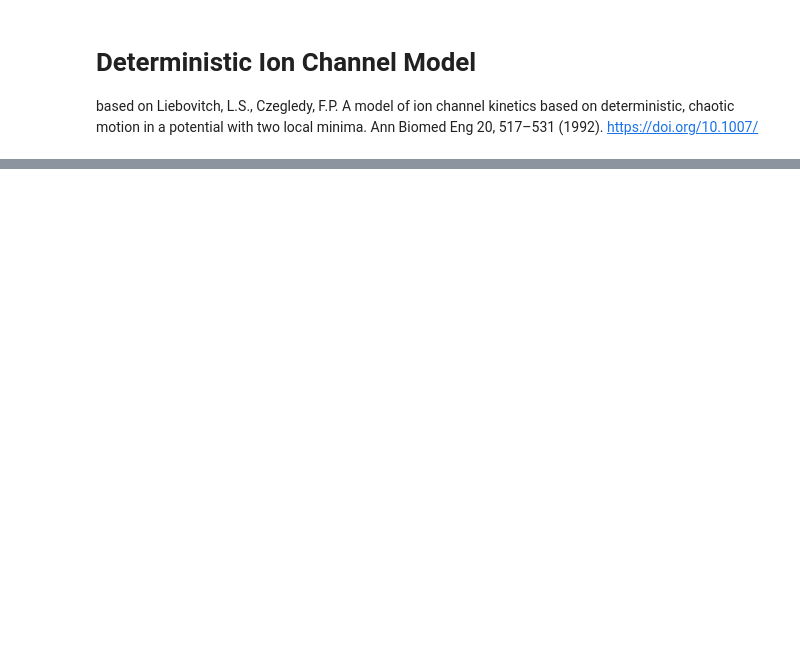
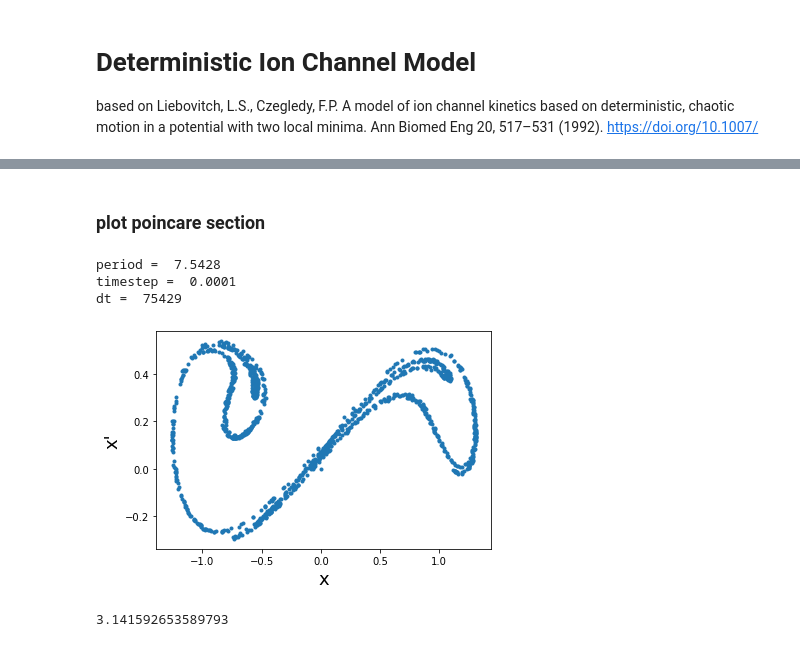
Before and after one commit to DSeiferth/Ion_Channel_Deterministic, a Jupyter notebook: Ion_Channel_Deterministic.ipynb, the cells around one changed output, grey strips where cells are left out. Drawn from its saved outputs; the diff is of its cells as text; code cells hidden in the pictures; blank space fills up the shorter version.

Commit message:
Poincare analysis

```diff
--- a/Ion_Channel_Deterministic.ipynb
+++ b/Ion_Channel_Deterministic.ipynb
@@ -108,0 +130,23 @@ plt.show()
+# %% [markdown]
+### plot poincare section
+# %%
+period = round(2 * np.pi /model['omega'],4)
+print('period = ',period)
+print('timestep = ', timestep)
+dt = int(period/timestep)+1
+print('dt = ', dt)
+fig = plt.figure()
+plt.scatter(sol2.y[0, ::dt], sol2.y[1, ::dt], marker='.')
+plt.xlabel('x', fontsize=18)
+plt.ylabel('x\'', fontsize=18)
+plt.savefig(model['name']+'poincare.png')
+plt.show()
+# %% [output]
+period =  7.5428
+timestep =  0.0001
+dt =  75429
+[figure, added]
+# %%
+np.pi
+# %% [output]
+3.141592653589793
```
Also changed, not shown: parts of 5 cells of this notebook.
